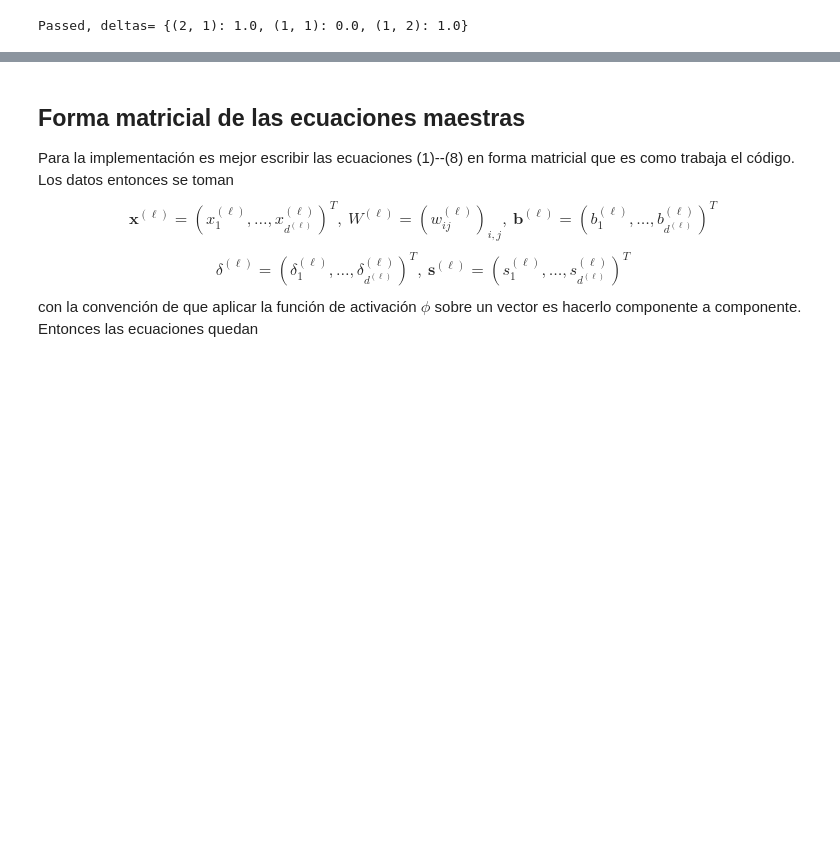
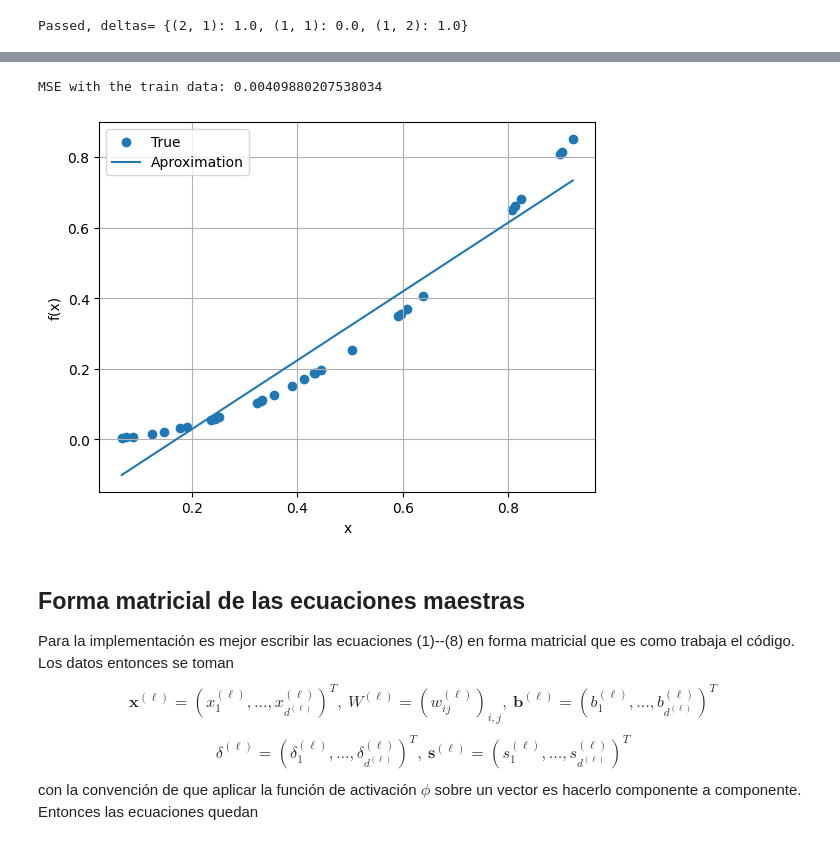
Before and after one commit to aaronbernal28/Neural_network_architectures, a Jupyter notebook: Notebooks/first_implementation.ipynb, the cells around one changed output, grey strips where cells are left out. Cells and saved outputs as stored; diff of their text form; code cells hidden in the pictures; blank space fills up the shorter version.

```diff
--- a/Notebooks/first_implementation.ipynb
+++ b/Notebooks/first_implementation.ipynb
@@ -249,3 +316,35 @@ def neural_network_regression(X_train: np.ndarray, y_train: np.ndarray,
+# %%
+# Linear regression
+def identity(x):
+    return x
+
+def d_identity(x):
+    return 1
+
+# the test set is our eyes
+np.random.seed()
+X_train = np.sort(np.random.uniform(0, 1, 30))
+y_train = X_train**2 # it is nearly linear
+
+d = [1, 1, 1]
+nabla = 0.01
+
+W, B = fit_neural_network_regression(X_train, y_train, d, nabla, identity, d_identity, max_iter=1000, eps=0.001)
+
+y_pred, score = testing(X_train, y_train, W, B, d, identity)
+
+# the test set is our eyes
+
+plt.scatter(X_train, y_train, label='True')
+plt.plot(X_train, y_pred, label='Aproximation')
+plt.xlabel("x")
+plt.ylabel("f(x)")
+plt.grid(True)
+plt.legend()
+plt.show()
+# %% [output]
+MSE with the train data: 0.00409880207538034
+[figure, added]
 # %% [markdown]
 ## Forma matricial de las ecuaciones maestras
 
```
Also changed, not shown: parts of 8 cells of this notebook.
